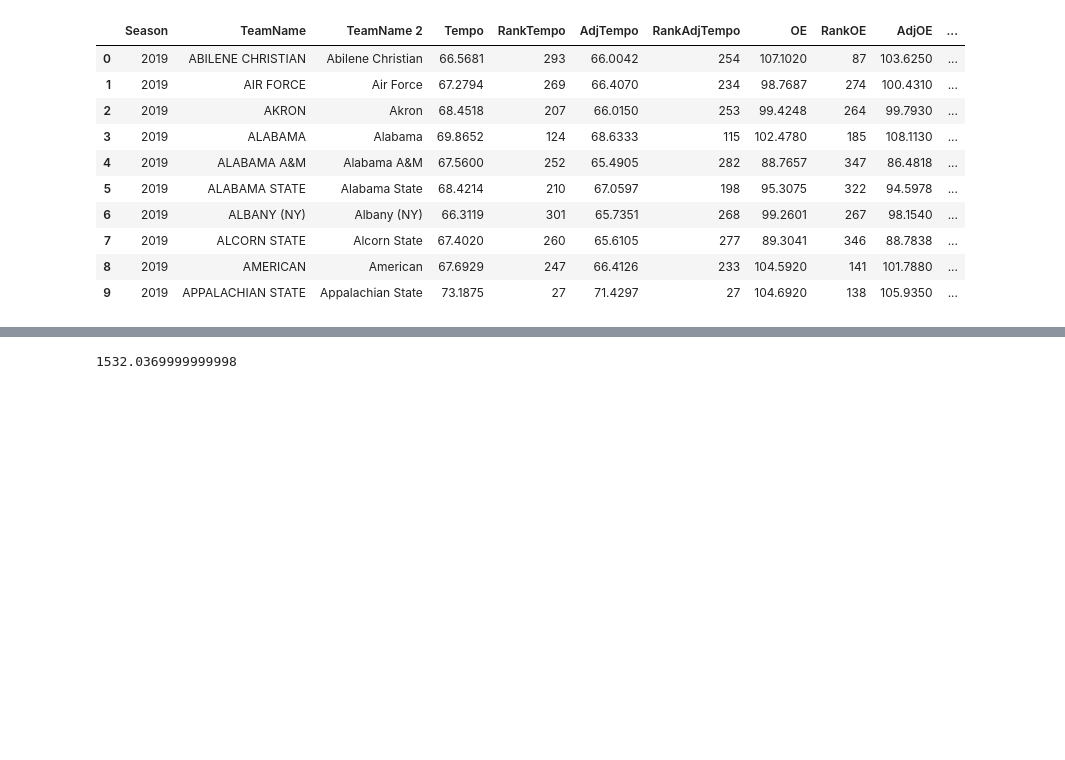
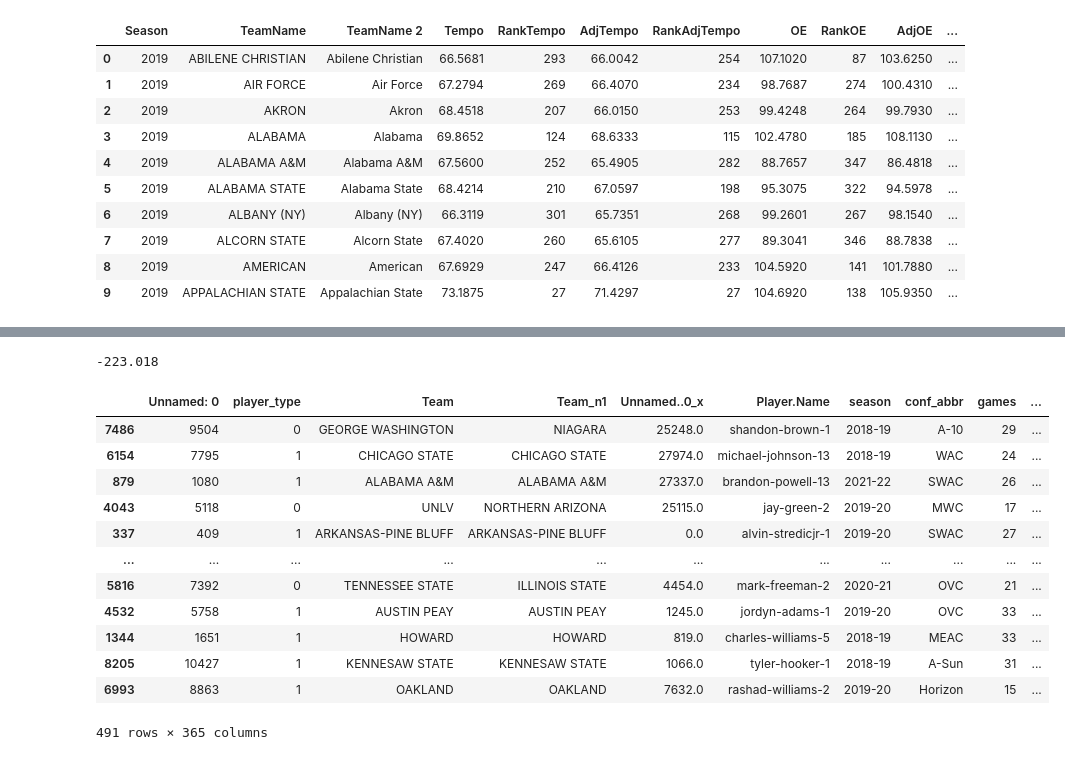
Before and after one commit to zainhoda1/Capstone-project, a Jupyter notebook: Analysis files/NEW_MODEL EXECUTION.ipynb, the cells around one changed output, grey strips where cells are left out. Saved outputs shown, nothing was run; the diff lists cells and outputs as text; code cells hidden in the pictures; blank space fills up the shorter version.

```diff
--- a/Analysis files/NEW_MODEL EXECUTION.ipynb
+++ b/Analysis files/NEW_MODEL EXECUTION.ipynb
@@ -215,7 +217,23 @@ principalDf.head(10)
 # pd.set_option('display.max_rows', None)
 # loadings
 # %%
-df[column_to_test].quantile(0.85)
+df[column_to_test].quantile(0.09)
 # %% [output]
-1532.0369999999998
+-223.018
+# %%
+df[df['Calc A2_n1']<=-250].sort_values('pts_per_g')
+# %% [output]
+|  | Unnamed: 0 | player_type | Team | Team_n1 | Unnamed..0_x | Player.Name | season | conf_abbr | games | ... |
+| 7486 | 9504 | 0 | GEORGE WASHINGTON | NIAGARA | 25248.0 | shandon-brown-1 | 2018-19 | A-10 | 29 | ... |
+| 6154 | 7795 | 1 | CHICAGO STATE | CHICAGO STATE | 27974.0 | michael-johnson-13 | 2018-19 | WAC | 24 | ... |
+| 879 | 1080 | 1 | ALABAMA A&M | ALABAMA A&M | 27337.0 | brandon-powell-13 | 2021-22 | SWAC | 26 | ... |
+| 4043 | 5118 | 0 | UNLV | NORTHERN ARIZONA | 25115.0 | jay-green-2 | 2019-20 | MWC | 17 | ... |
+| 337 | 409 | 1 | ARKANSAS-PINE BLUFF | ARKANSAS-PINE BLUFF | 0.0 | alvin-stredicjr-1 | 2019-20 | SWAC | 27 | ... |
+| ... | ... | ... | ... | ... | ... | ... | ... | ... | ... | ... |
+| 5816 | 7392 | 0 | TENNESSEE STATE | ILLINOIS STATE | 4454.0 | mark-freeman-2 | 2020-21 | OVC | 21 | ... |
+| 4532 | 5758 | 1 | AUSTIN PEAY | AUSTIN PEAY | 1245.0 | jordyn-adams-1 | 2019-20 | OVC | 33 | ... |
+| 1344 | 1651 | 1 | HOWARD | HOWARD | 819.0 | charles-williams-5 | 2018-19 | MEAC | 33 | ... |
+| 8205 | 10427 | 1 | KENNESAW STATE | KENNESAW STATE | 1066.0 | tyler-hooker-1 | 2018-19 | A-Sun | 31 | ... |
+| 6993 | 8863 | 1 | OAKLAND | OAKLAND | 7632.0 | rashad-williams-2 | 2019-20 | Horizon | 15 | ... |
+491 rows × 365 columns
 # %%
```
Also changed, not shown: parts of 14 cells of this notebook, 1 other file.
